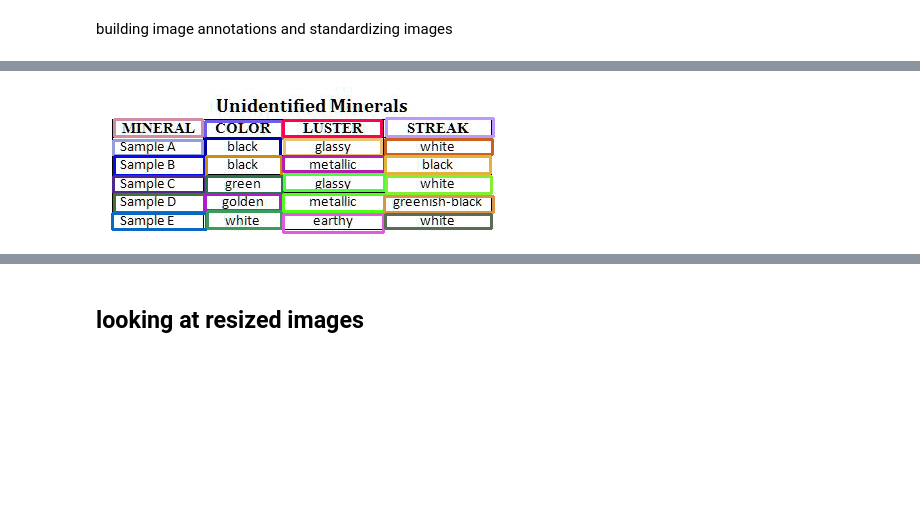
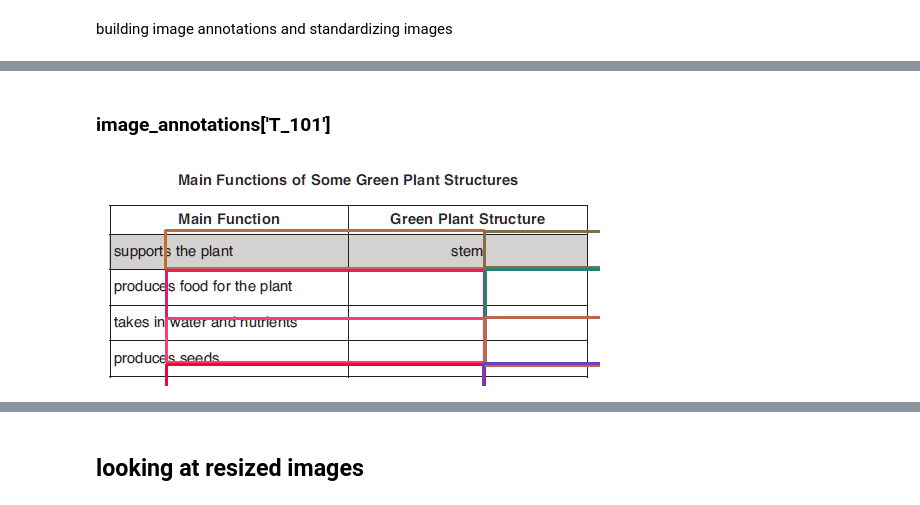
Before and after one commit to drschwenk/tableparse_notebooks, a Jupyter notebook: nicks_dataset.ipynb, the cells around one changed output, grey strips where cells are left out. Saved outputs shown, nothing was run; the diff lists cells and outputs as text; code cells hidden in the pictures; blank space fills up the shorter version.

```diff
--- a/nicks_dataset.ipynb
+++ b/nicks_dataset.ipynb
@@ -164,14 +164,16 @@ for fb in images_with_anno:
     img_anno, new_img_name = read_image_anno(img_f)
     image_annotations.update(img_anno)
     new_img = new_data_dir + 'images/' + new_img_name
-    standardized_img, _ = ai2vu.standardize_images.standardize_image(img_f)
-    cv2.imwrite(new_img, standardized_img)
+#     standardized_img, _ = ai2vu.standardize_images.standardize_image(img_f)
+#     cv2.imwrite(new_img, standardized_img)
 
 for anno_file, img_file in name_mapping.items():
     img_counter += 1
     img_f = regents_path_prefix + img_file
-    img_anno, new_img_name = read_image_anno(img_f)
+    anno_file = os.path.join(regents_anno_path_prefix, anno_file)
+    img_anno, new_img_name = read_image_anno(img_f, anno_file)
     image_annotations.update(img_anno)
     new_img = new_data_dir + 'images/' + new_img_name
+    print(img_f, new_img_name)
     standardized_img, _ = ai2vu.standardize_images.standardize_image(img_f)
     cv2.imwrite(new_img, standardized_img)
@@ -178,3 +198,5 @@ for anno_file, img_file in name_mapping.items():
+# %% [markdown]
+### image_annotations['T_101']
 # %%
 def random_color():
     import random
@@ -198,5 +220,5 @@ with open(new_data_dir + 'table_ground_truth.json', 'w') as f:
 # %%
-test_anno = image_annotations['T_050']
+test_anno = image_annotations['T_100']
 draw_detections(test_anno)
 # %% [output]
-[figure, old version]
+[figure, new version]
```
Also changed, not shown: parts of 6 cells of this notebook, 10 other files.
